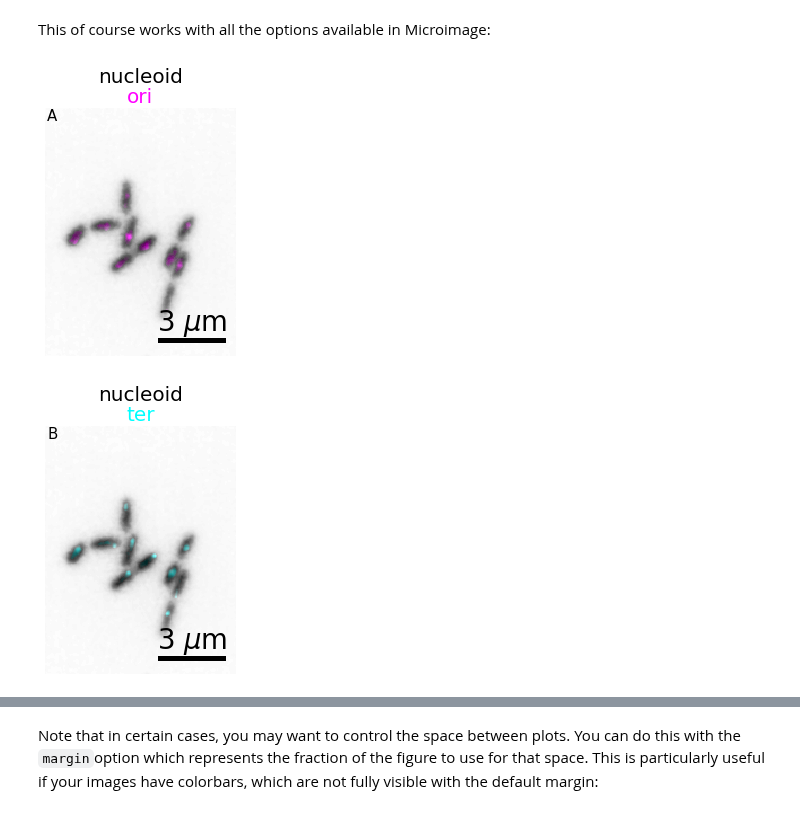
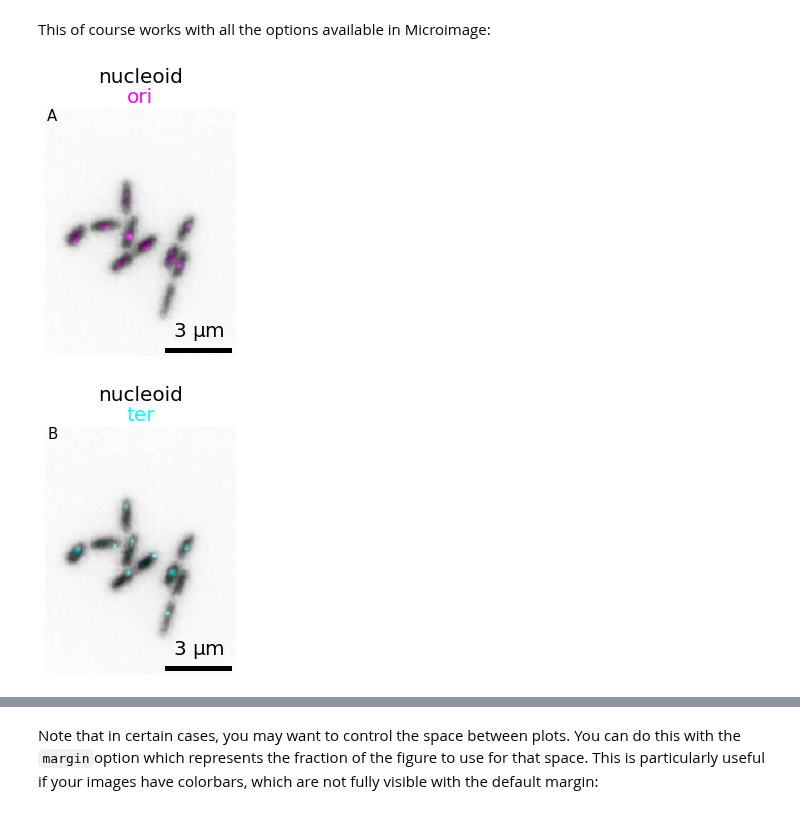
Before and after one commit to guiwitz/microfilm, a Jupyter notebook: notebooks/create_panels.ipynb, the cells around one changed output, grey strips where cells are left out. Drawn from its saved outputs; the diff is of its cells as text; code cells hidden in the pictures.

Commit message:
use matplotlib-scalebar package

```diff
--- a/notebooks/create_panels.ipynb
+++ b/notebooks/create_panels.ipynb
@@ -54,19 +54,21 @@ This of course works with all the options available in Microimage:
 # %%
 microim1 = microplot.microshow(images=[image[0, 10, :, :], image[1, 10, :, :]],
                                cmaps=['Greys', 'pure_magenta'], flip_map=[False, False],
                                label_text='A', label_color='black', channel_label_show=True,
                                channel_names=['nucleoid', 'ori'], scalebar_size_in_units=3,
-                              scalebar_unit_per_pix=0.05, scalebar_color='black', unit='um', fig_scaling=4)
+                               scalebar_unit_per_pix=0.05, scalebar_color='black', scalebar_font_size=20,
+                               unit='um', fig_scaling=4)
 # %% [output]
-[figure, old version]
+[figure, new version]
 # %%
 microim2 = microplot.microshow(images=[image[0, 10, :, :], image[2, 10, :, :]],
                                cmaps=['Greys', 'pure_cyan'], flip_map=[False, False],
                                label_text='B', label_color='black', channel_label_show=True,
-                              channel_names=['nucleoid', 'ter'], scalebar_size_in_units=3,
-                              scalebar_unit_per_pix=0.05, scalebar_color='black', unit='um', fig_scaling=4)
+                               channel_names=['nucleoid', 'ter'], scalebar_size_in_units=3,
+                               scalebar_unit_per_pix=0.05, scalebar_color='black', scalebar_font_size=20,
+                               unit='um', fig_scaling=4)
 # %% [output]
-[figure, old version]
+[figure, new version]
 # %%
 micropanel = microplot.Micropanel(rows=1, cols=2)
 
```
Also changed, not shown: parts of 2 cells of this notebook, 7 other files.
